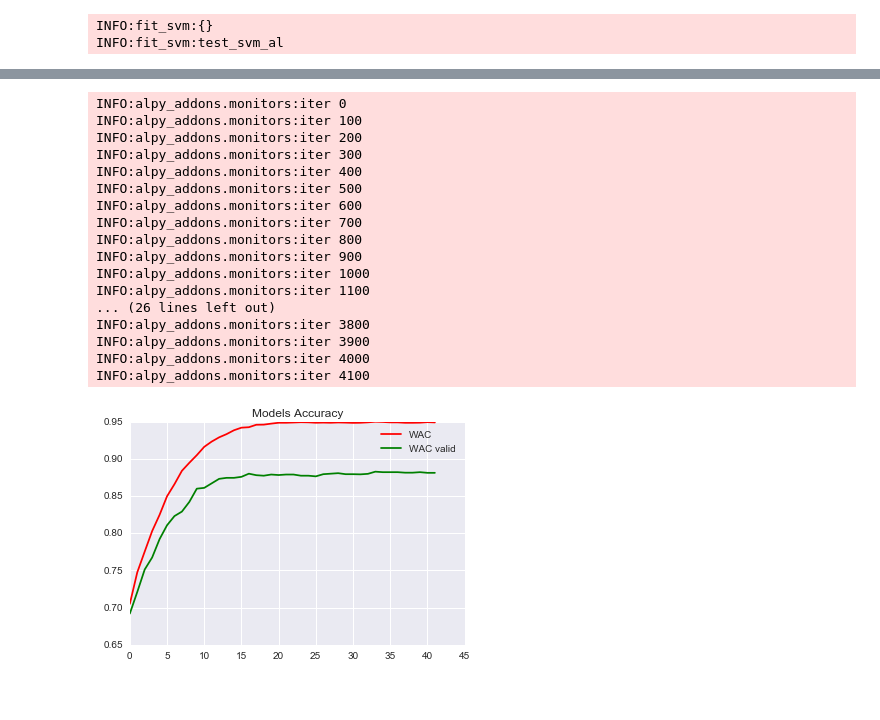
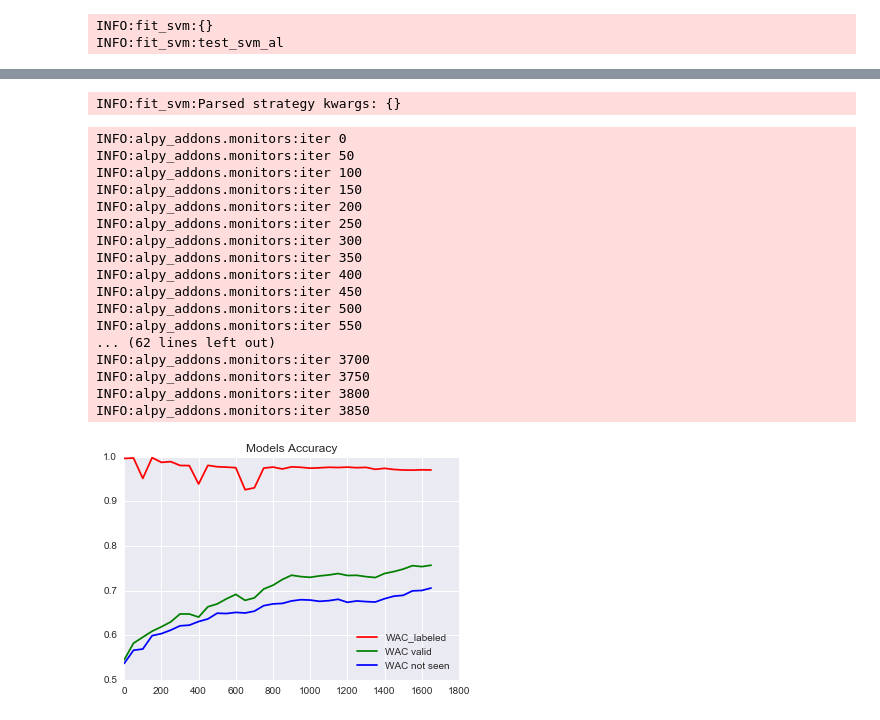
Before and after one commit to gmum/mlls2015, a Jupyter notebook: notebooks/simple_svm_al.ipynb, the cells around one changed output, grey strips where cells are left out. Saved outputs shown, nothing was run; the diff lists cells and outputs as text; code cells hidden in the pictures.

```diff
--- a/notebooks/simple_svm_al.ipynb
+++ b/notebooks/simple_svm_al.ipynb
@@ -46,16 +49,21 @@ from sklearn.grid_search import GridSearchCV
 The autoreload extension is already loaded. To reload it, use:
   %reload_ext autoreload
 # %%
-opts = Bunch({"C_min": -7,
-              "C_max": 6,
-              "max_iter": 80000000,
+opts = Bunch({"C_min": -6,
+              "C_max": 5,
+              "internal_cv": 4,
+              "max_iter": 10000000,
               "n_folds": 5,
               "preprocess": "clip01", #"max_abs",
-              "fold": 2,
-              "compound": "SERT",
+              "fold": 3,
+              "d": 1,
+              "warm_start": 20, # TODO: add cluster-dependent warm_start
+              "strategy_kwargs": "",
+              "strategy": "UncertaintySampling",
+              "compound": "5-HT1a",
               "representation": "MACCS",
-              "jaccard": 0,
+              "jaccard": 1,
               "rng": 777,
               "name": "test_svm_al",
-              "batch_size": 100,
+              "batch_size": 50,
               "output_dir": "/Users/kudkudak/code/mlls2015/"})
@@ -106 +117,10 @@ K_train.shape
+# %%
+StrategyCls = getattr(alpy_addons.strategy, opts.strategy, getattr(alpy.strategy, opts.strategy, None))
+if not StrategyCls:
+    raise RuntimeError("Not found strategy " + opts.strategy)
+strategy_kwargs = {token.split()[0]: float(token.split()[1]) for token in opts.strategy_kwargs.split()}
+logger.info("Parsed strategy kwargs: " + str(strategy_kwargs))
+strategy = StrategyCls(**strategy_kwargs)
+# %% [output]
+INFO:fit_svm:Parsed strategy kwargs: {}
 # %%
@@ -144,36 +168,42 @@ monitors.append(EstimatorMonitor(only_params=True))
 # %%
-uncert_model.fit(K_train, y_train_masked, monitors=monitors)
+al.fit(X_train, y_train_masked, monitors=monitors)
 # %% [output]
 INFO:alpy_addons.monitors:iter 0
+INFO:alpy_addons.monitors:iter 50
 INFO:alpy_addons.monitors:iter 100
+INFO:alpy_addons.monitors:iter 150
 INFO:alpy_addons.monitors:iter 200
+INFO:alpy_addons.monitors:iter 250
 INFO:alpy_addons.monitors:iter 300
+INFO:alpy_addons.monitors:iter 350
 INFO:alpy_addons.monitors:iter 400
+INFO:alpy_addons.monitors:iter 450
 INFO:alpy_addons.monitors:iter 500
-INFO:alpy_addons.monitors:iter 600
-INFO:alpy_addons.monitors:iter 700
-INFO:alpy_addons.monitors:iter 800
-INFO:alpy_addons.monitors:iter 900
-INFO:alpy_addons.monitors:iter 1000
-INFO:alpy_addons.monitors:iter 1100
-... (26 lines left out)
+INFO:alpy_addons.monitors:iter 550
+... (62 lines left out)
+INFO:alpy_addons.monitors:iter 3700
+INFO:alpy_addons.monitors:iter 3750
 INFO:alpy_addons.monitors:iter 3800
-INFO:alpy_addons.monitors:iter 3900
-INFO:alpy_addons.monitors:iter 4000
-INFO:alpy_addons.monitors:iter 4100
+INFO:alpy_addons.monitors:iter 3850
 # %%
-### Plot model accuracy
-plt.clf()
-unc_wac = uncert_model._monitor_outputs['wac']
-unc_wac_valid = uncert_model._monitor_outputs['wac_valid']
-t = np.arange(len(unc_wac))
-p1 = plt.plot(t, unc_wac, 'r')
-p2 = plt.plot(t, unc_wac_valid, 'g')
-plt.legend((p1[0], p2[0]), ('WAC', 'WAC valid'), loc='best')
-plt.title('Models Accuracy')
-plt.show()
+def plot(m):
+    ### Plot model accuracy
+    plt.clf()
+    unc_wac = m['wac_score_labeled']
+    unc_wac_unlabeled = m['wac_score_unlabeled']
+    unc_wac_valid = m['wac_score_valid']
+
+    t = np.arange(len(unc_wac)) * opts.batch_size
+    p1 = plt.plot(t, unc_wac, 'r')
+    p2 = plt.plot(t, unc_wac_valid, 'g')
+    p3 = plt.plot(t, unc_wac_unlabeled, 'b')
+    plt.legend((p1[0], p2[0], p3[0]), ('WAC_labeled', 'WAC valid', 'WAC not seen'), loc='best')
+    plt.title('Models Accuracy')
+    plt.show()
-# %% [output]
-[figure, removed]
+# %%
+plot(monitor_outputs_cv_j_u)
+# %% [output]
+[figure, added]
 # %%
 def generate_time_report(monitor_outputs):
     # Returns dict with percentage/amount of time spent in each section (all keys with "_time" suffix)
```
Also changed, not shown: parts of 14 cells of this notebook, 5 other files.
